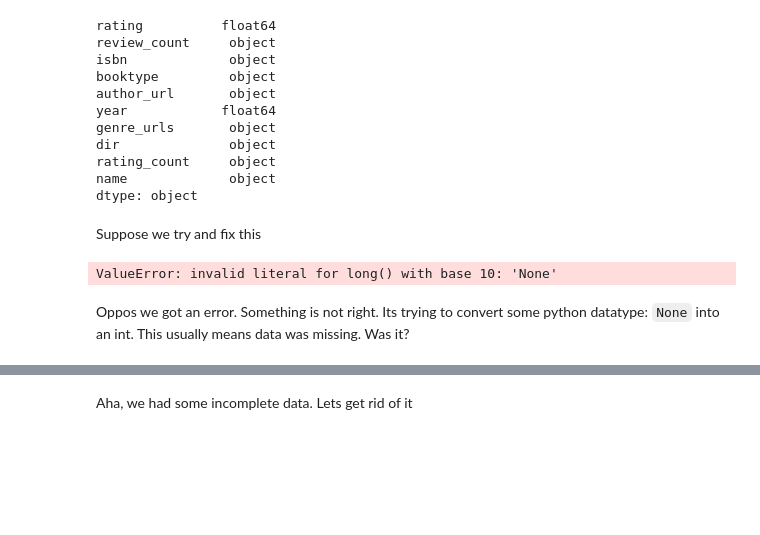
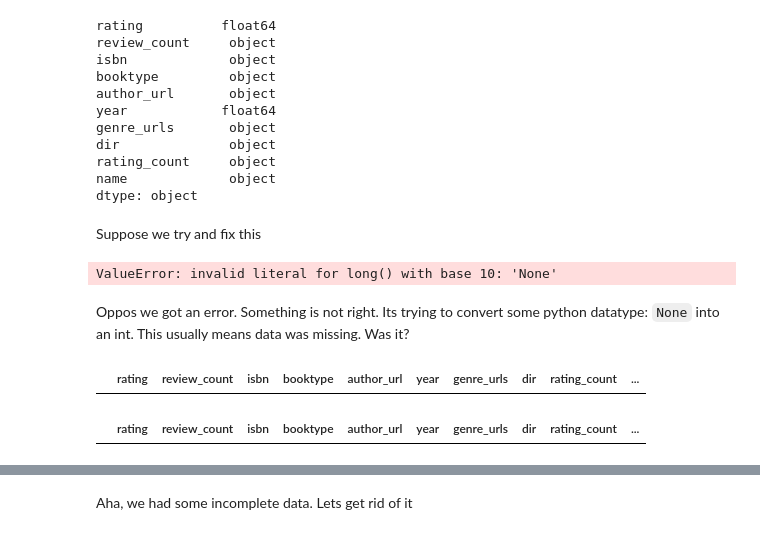
Before and after one commit to rustycodemonkey/2015lab1, a Jupyter notebook: Lab1-pythonpandas_pk.ipynb, the cells around one changed output, grey strips where cells are left out. Saved outputs shown, nothing was run; the diff lists cells and outputs as text; code cells hidden in the pictures; blank space fills up the shorter version.

```diff
--- a/Lab1-pythonpandas_pk.ipynb
+++ b/Lab1-pythonpandas_pk.ipynb
@@ -384,6 +390,14 @@ df['year']=df.year.astype(int)
 ValueError: invalid literal for long() with base 10: 'None'
 # %% [markdown]
 Oppos we got an error. Something is not right. Its trying to convert some python datatype: `None` into an int. This usually means data was missing. Was it?
+# %%
+df[df.rating_count.isnull()]
+# %% [output]
+|  | rating | review_count | isbn | booktype | author_url | year | genre_urls | dir | rating_count | ... |
+# %%
+df[df.review_count.isnull()]
+# %% [output]
+|  | rating | review_count | isbn | booktype | author_url | year | genre_urls | dir | rating_count | ... |
 # %%
 df[df.year.isnull()]
 # %% [output]
```
Also changed, not shown: parts of 10 cells of this notebook, 2 other files.
